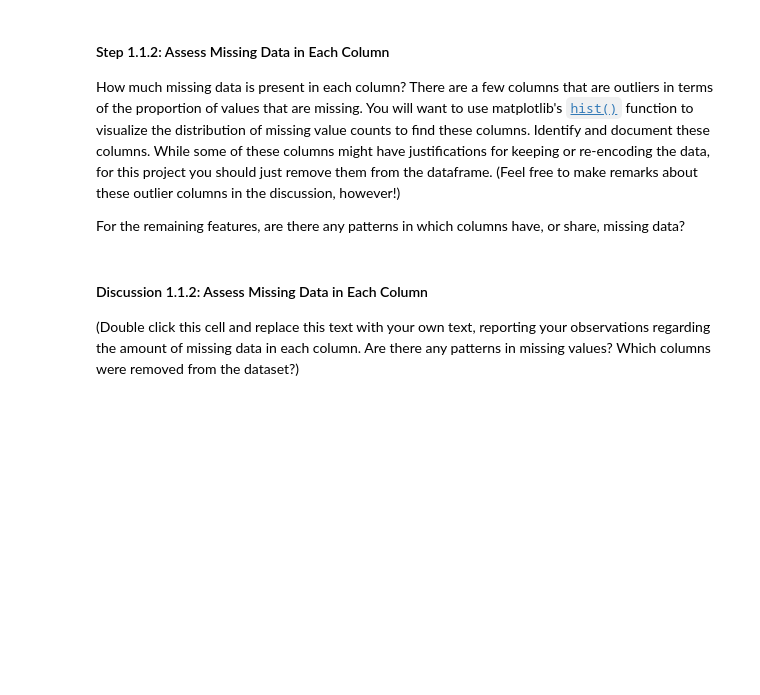
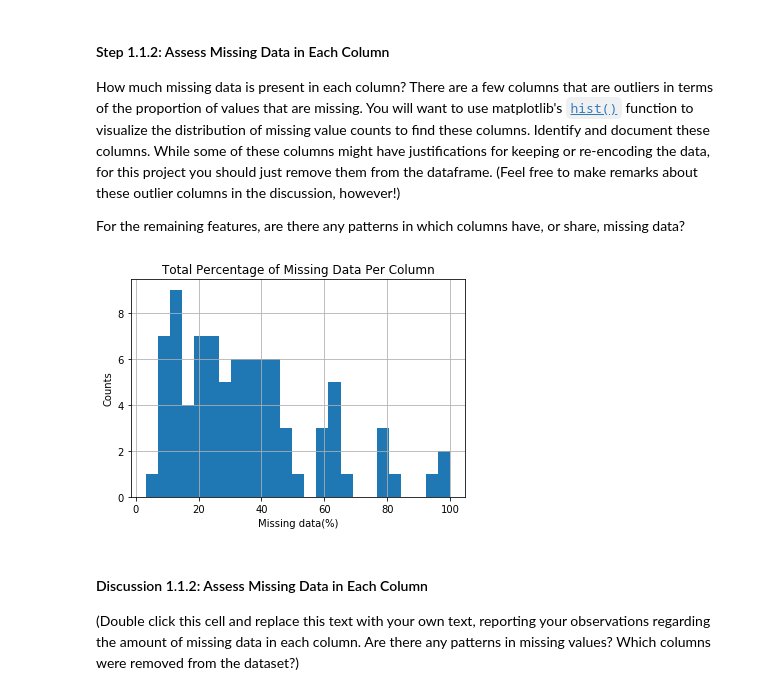
Before and after one commit to sjohnp2112/Identify-Custemer-Segments, a Jupyter notebook: Identify_Customer_Segments_sphelps.ipynb, the cells around one changed output. Saved outputs shown, nothing was run; the diff lists cells and outputs as text; code cells hidden in the pictures; blank space fills up the shorter version.

```diff
--- a/Identify_Customer_Segments_sphelps.ipynb
+++ b/Identify_Customer_Segments_sphelps.ipynb
@@ -134,15 +141,18 @@ The fourth column of the feature attributes summary (loaded in above as `feat_in
 
 **As one more reminder, you are encouraged to add additional cells to break up your analysis into manageable chunks.**
 # %%
-
 # Identify missing or unknown data values and convert them to NaNs.
 
-# this returns a sum total of all NaN in the azdias dataset
-print(" \nCount total NaN in Azdias : \n\n",
-       azdias.isnull().sum().sum())
+# getting a total count of nulls
+sum_total_mv = azdias.isnull().sum().sum()
 
+#  this returns a sum total of all NaN in the azdias dataset
+print(" \nCount total NaN in Azdias : \n\n", sum_total_mv)
 
-azdias.fillna("NaN", inplace=True)
+# using mask function to match list elements and replace with NaNs
+unknown_val = [0,-1, 9, 'X','XX']
+azdias = azdias.mask(azdias.isin(unknown_val))
+print (azdias)
 # %% [output]
 Count total NaN in Azdias :
 
@@ -177,3 +180,26 @@ data_missing_col.head()
+# %%
+# Perform an assessment of how much missing data there is in each column of the
+# dataset.
+
+# md - missing data
+md_each_column = azdias.isnull().sum()
+# print(azdias.isnull().sum().to_frame())
+
+# azdias.head()
+
+md_each_column = md_each_column[md_each_column > 0]/(azdias.shape[0]) * 100
+md_each_column.sort_values(inplace=True)
+
+azdias_md = pd.DataFrame(md_each_column, columns=['PERCENTAGE'])
+
+plt.hist(azdias_md['PERCENTAGE'], bins=25)
+plt.title('Total Percentage of Missing Data Per Column')
+plt.xlabel('Missing data(%)')
+plt.ylabel('Counts')
+plt.grid(True)
+plt.show()
+# %% [output]
+[figure, added]
 # %%
 # Investigate patterns in the amount of missing data in each column.
 # plt.barh(missing_data_from_col, y, figsize=(15,30))
```
Also changed, not shown: parts of 3 cells of this notebook.
